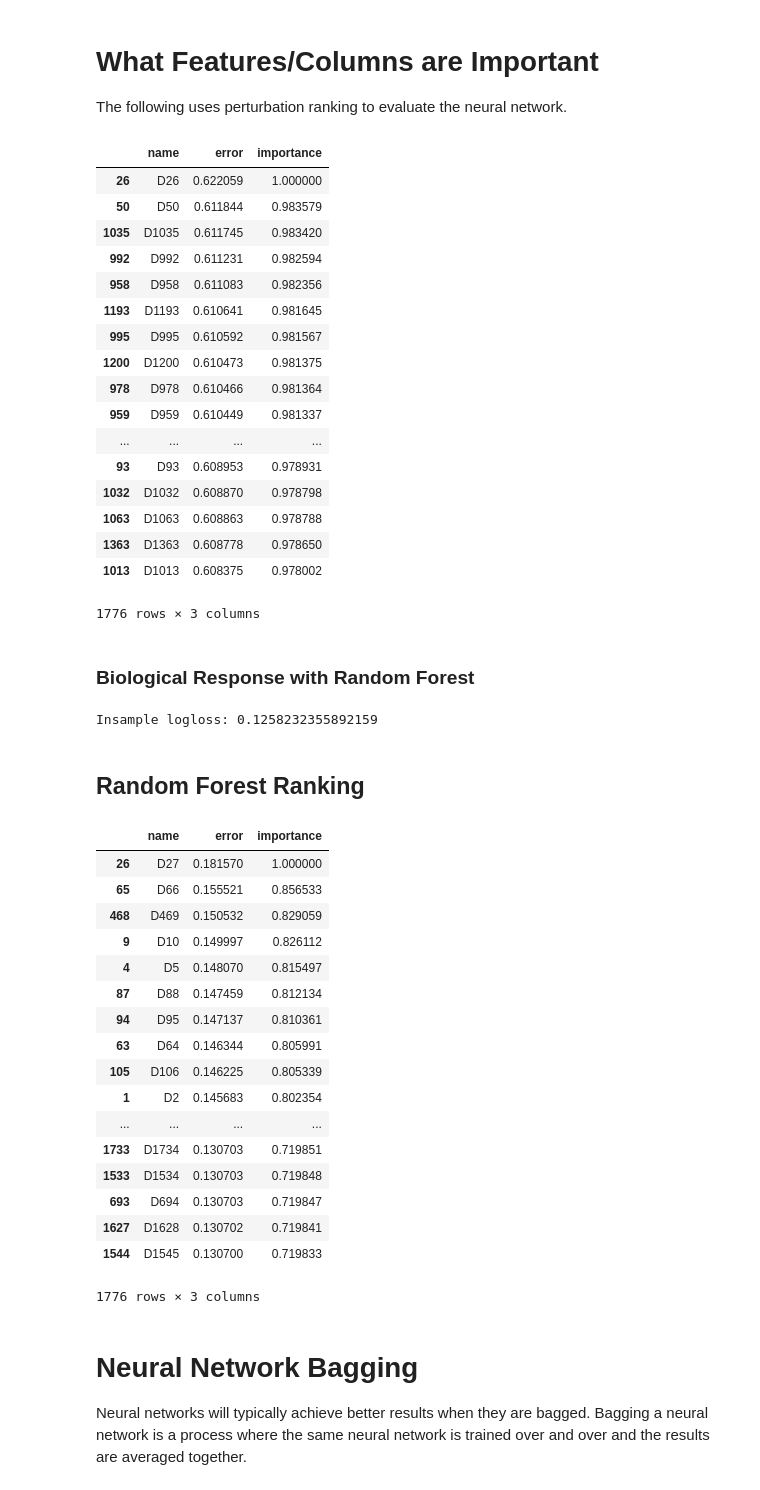
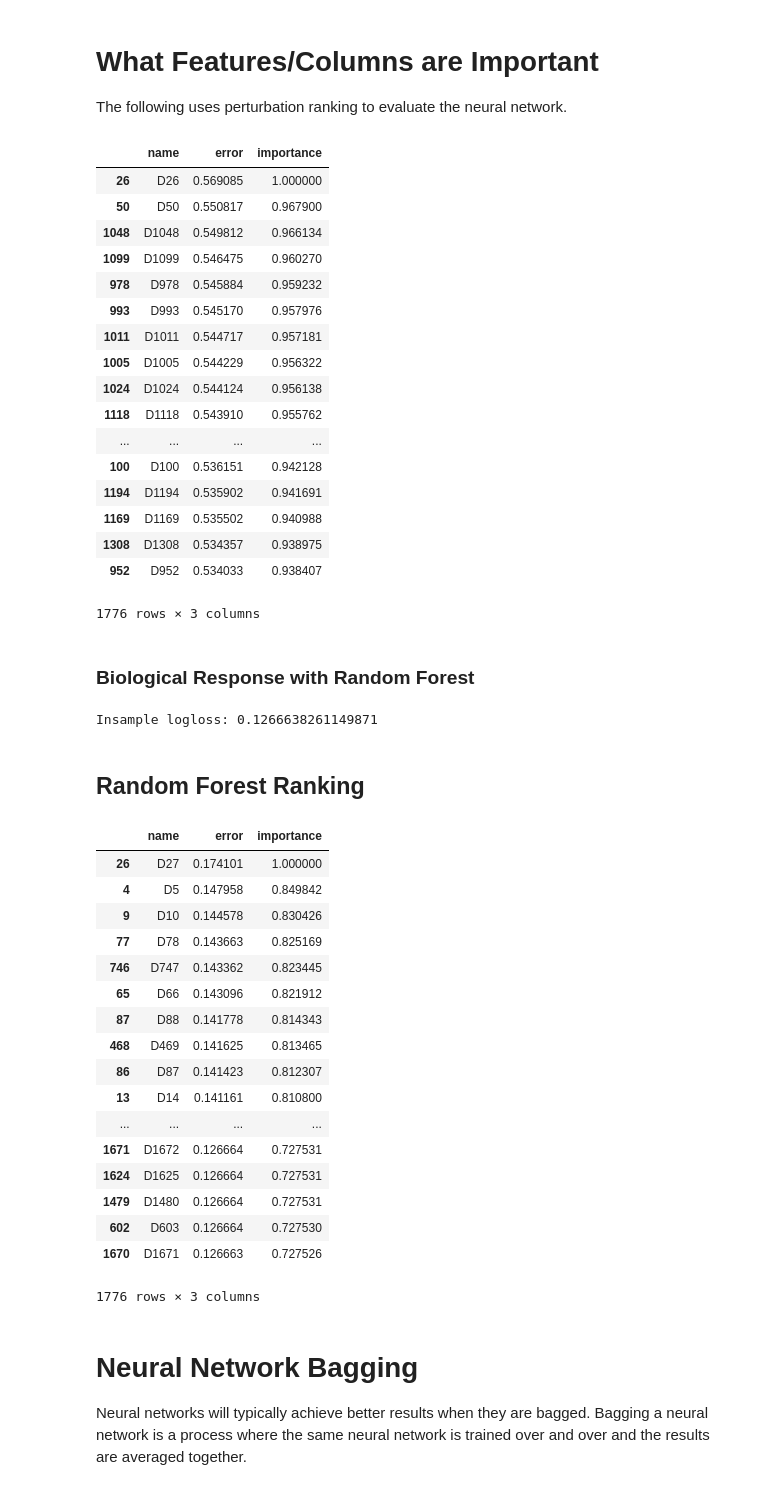
Before and after one commit to jeffheaton/t81_558_deep_learning, a Jupyter notebook: t81_558_class12_app.ipynb, the cells around one changed output. Cells and saved outputs as stored; diff of their text form; code cells hidden in the pictures.

```diff
--- a/t81_558_class12_app.ipynb
+++ b/t81_558_class12_app.ipynb
@@ -545,33 +539,30 @@ Validation accuracy score: 0.7782515991471215
 
 The following uses perturbation ranking to evaluate the neural network.
 # %%
-# Set the desired TensorFlow output level for this example
-tf.logging.set_verbosity(tf.logging.ERROR)
-
 # Rank the features
 from IPython.display import display, HTML
 
 names = df_train.columns.values[0:-1] # x column names
-rank = perturbation_rank(classifier, x_test, y_test, names, False)
+rank = perturbation_rank(model, x_test, y_test, names, False)
 display(rank)
 # %% [output]
 |  | name | error | importance |
-| 26 | D26 | 0.622059 | 1.000000 |
-| 50 | D50 | 0.611844 | 0.983579 |
-| 1035 | D1035 | 0.611745 | 0.983420 |
-| 992 | D992 | 0.611231 | 0.982594 |
-| 958 | D958 | 0.611083 | 0.982356 |
-| 1193 | D1193 | 0.610641 | 0.981645 |
-| 995 | D995 | 0.610592 | 0.981567 |
-| 1200 | D1200 | 0.610473 | 0.981375 |
-| 978 | D978 | 0.610466 | 0.981364 |
-| 959 | D959 | 0.610449 | 0.981337 |
+| 26 | D26 | 0.569085 | 1.000000 |
+| 50 | D50 | 0.550817 | 0.967900 |
+| 1048 | D1048 | 0.549812 | 0.966134 |
+| 1099 | D1099 | 0.546475 | 0.960270 |
+| 978 | D978 | 0.545884 | 0.959232 |
+| 993 | D993 | 0.545170 | 0.957976 |
+| 1011 | D1011 | 0.544717 | 0.957181 |
+| 1005 | D1005 | 0.544229 | 0.956322 |
+| 1024 | D1024 | 0.544124 | 0.956138 |
+| 1118 | D1118 | 0.543910 | 0.955762 |
 | ... | ... | ... | ... |
-| 93 | D93 | 0.608953 | 0.978931 |
-| 1032 | D1032 | 0.608870 | 0.978798 |
-| 1063 | D1063 | 0.608863 | 0.978788 |
-| 1363 | D1363 | 0.608778 | 0.978650 |
-| 1013 | D1013 | 0.608375 | 0.978002 |
+| 100 | D100 | 0.536151 | 0.942128 |
+| 1194 | D1194 | 0.535902 | 0.941691 |
+| 1169 | D1169 | 0.535502 | 0.940988 |
+| 1308 | D1308 | 0.534357 | 0.938975 |
+| 952 | D952 | 0.534033 | 0.938407 |
 1776 rows × 3 columns
 # %% [markdown]
 ### Biological Response with Random Forest
@@ -583,7 +574,7 @@ import sklearn
 
 
 x, y = to_xy(df_train,'Activity')
-y = y.ravel() # Make y just a 1D array, as required by random forest
+y = np.argmax(y,axis=1)
 x_test = df_test.as_matrix().astype(np.float32)
 
 rf = RandomForestClassifier(n_estimators=100)
@@ -598,37 +589,34 @@ submit_df.to_csv(filename_submit, index=False)
 print("Insample logloss: {}".format(sklearn.metrics.log_loss(y,pred_insample)))
 #display(submit_df)
 # %% [output]
-Insample logloss: 0.1258232355892159
+Insample logloss: 0.1266638261149871
 # %% [markdown]
 ## Random Forest Ranking
 # %%
-# Set the desired TensorFlow output level for this example
-tf.logging.set_verbosity(tf.logging.ERROR)
-
 # Rank the features
 from IPython.display import display, HTML
 
 names = df_train.columns.values[1:] # x column names
 rank = perturbation_rank(rf, x, y, names, False)
 display(rank)
 # %% [output]
 |  | name | error | importance |
-| 26 | D27 | 0.181570 | 1.000000 |
-| 65 | D66 | 0.155521 | 0.856533 |
-| 468 | D469 | 0.150532 | 0.829059 |
-| 9 | D10 | 0.149997 | 0.826112 |
-| 4 | D5 | 0.148070 | 0.815497 |
-| 87 | D88 | 0.147459 | 0.812134 |
-| 94 | D95 | 0.147137 | 0.810361 |
-| 63 | D64 | 0.146344 | 0.805991 |
-| 105 | D106 | 0.146225 | 0.805339 |
-| 1 | D2 | 0.145683 | 0.802354 |
+| 26 | D27 | 0.174101 | 1.000000 |
+| 4 | D5 | 0.147958 | 0.849842 |
+| 9 | D10 | 0.144578 | 0.830426 |
+| 77 | D78 | 0.143663 | 0.825169 |
+| 746 | D747 | 0.143362 | 0.823445 |
+| 65 | D66 | 0.143096 | 0.821912 |
+| 87 | D88 | 0.141778 | 0.814343 |
+| 468 | D469 | 0.141625 | 0.813465 |
+| 86 | D87 | 0.141423 | 0.812307 |
+| 13 | D14 | 0.141161 | 0.810800 |
 | ... | ... | ... | ... |
-| 1733 | D1734 | 0.130703 | 0.719851 |
-| 1533 | D1534 | 0.130703 | 0.719848 |
-| 693 | D694 | 0.130703 | 0.719847 |
-| 1627 | D1628 | 0.130702 | 0.719841 |
-| 1544 | D1545 | 0.130700 | 0.719833 |
+| 1671 | D1672 | 0.126664 | 0.727531 |
+| 1624 | D1625 | 0.126664 | 0.727531 |
+| 1479 | D1480 | 0.126664 | 0.727531 |
+| 602 | D603 | 0.126664 | 0.727530 |
+| 1670 | D1671 | 0.126663 | 0.727526 |
 1776 rows × 3 columns
 # %% [markdown]
 # Neural Network Bagging
```
Also changed, not shown: parts of 9 cells of this notebook, 1 other file.
